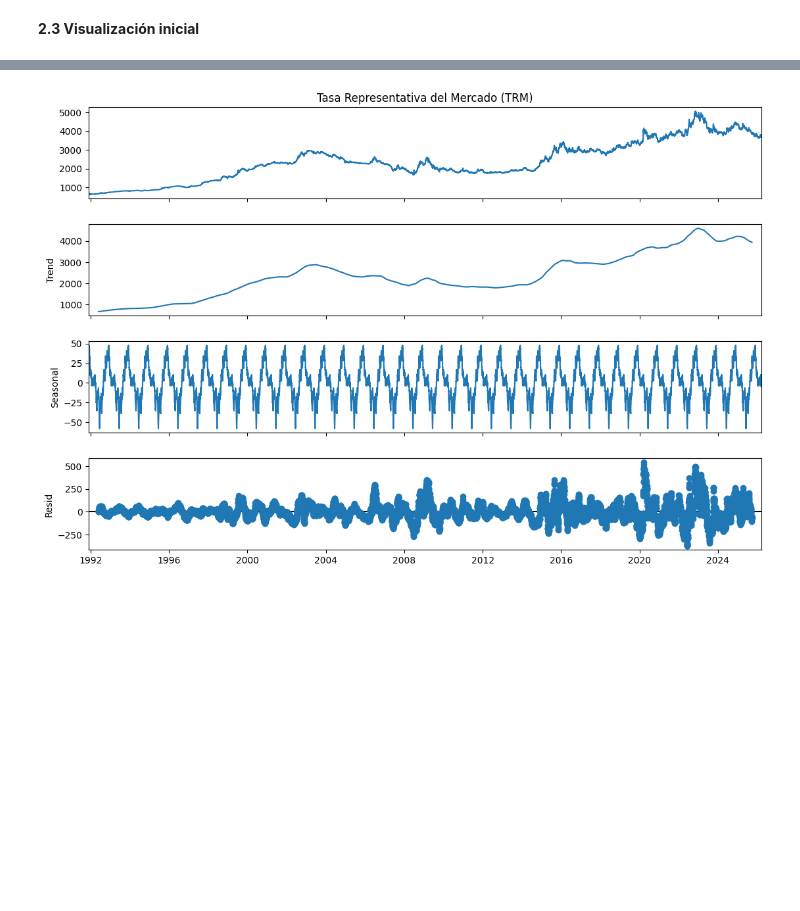
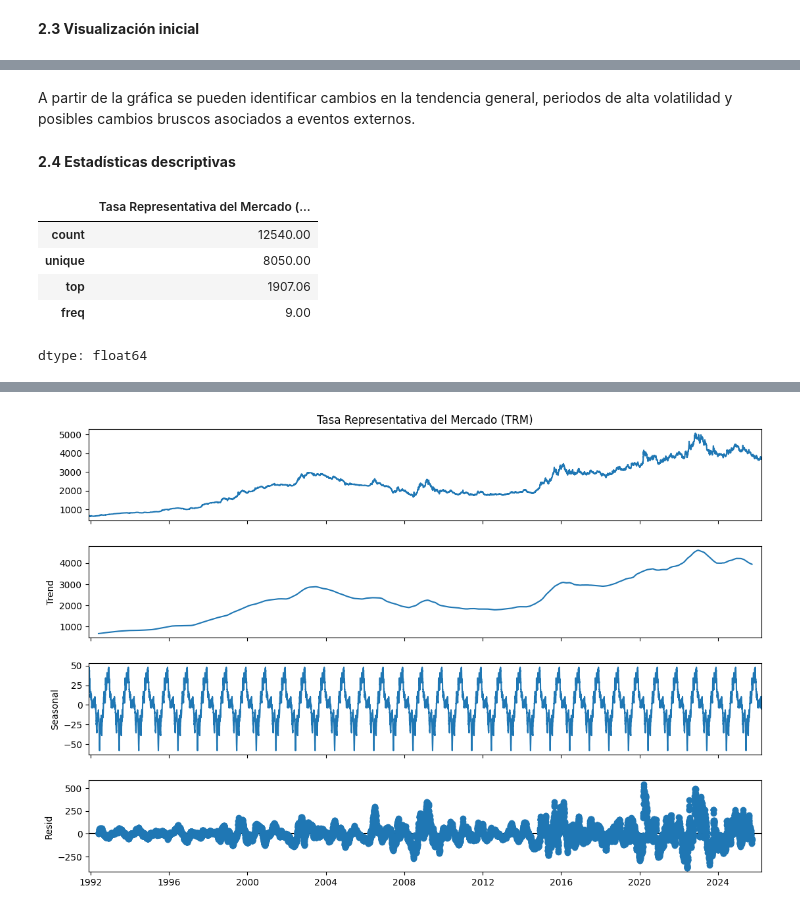
Before and after one commit to carlosvasquez3/M.Sc.-in-Data-Science, a Jupyter notebook: Estadística/TRM.ipynb, the cells around one changed output, grey strips where cells are left out. Cells and saved outputs as stored; diff of their text form; code cells hidden in the pictures; blank space fills up the shorter version.

```diff
--- a/Estadística/TRM.ipynb
+++ b/Estadística/TRM.ipynb
@@ -112,3 +111,17 @@ fig.update_layout(xaxis_title='Fecha', yaxis_title='Tasa Representativa del Merc
 fig.show()
 # %% [output]
 [interactive output not drawn]
+# %% [markdown]
+A partir de la gráfica se pueden identificar cambios en la tendencia general, periodos de alta volatilidad y posibles cambios bruscos asociados a eventos externos.
+# %% [markdown]
+**2.4 Estadísticas descriptivas**
+# %%
+serie = trm["Tasa Representativa del Mercado (TRM)"]
+serie.describe()
+# %% [output]
+|  | Tasa Representativa del Mercado (... |
+| count | 12540.00 |
+| unique | 8050.00 |
+| top | 1907.06 |
+| freq | 9.00 |
+dtype: float64
```
Also changed, not shown: parts of 4 cells of this notebook.
